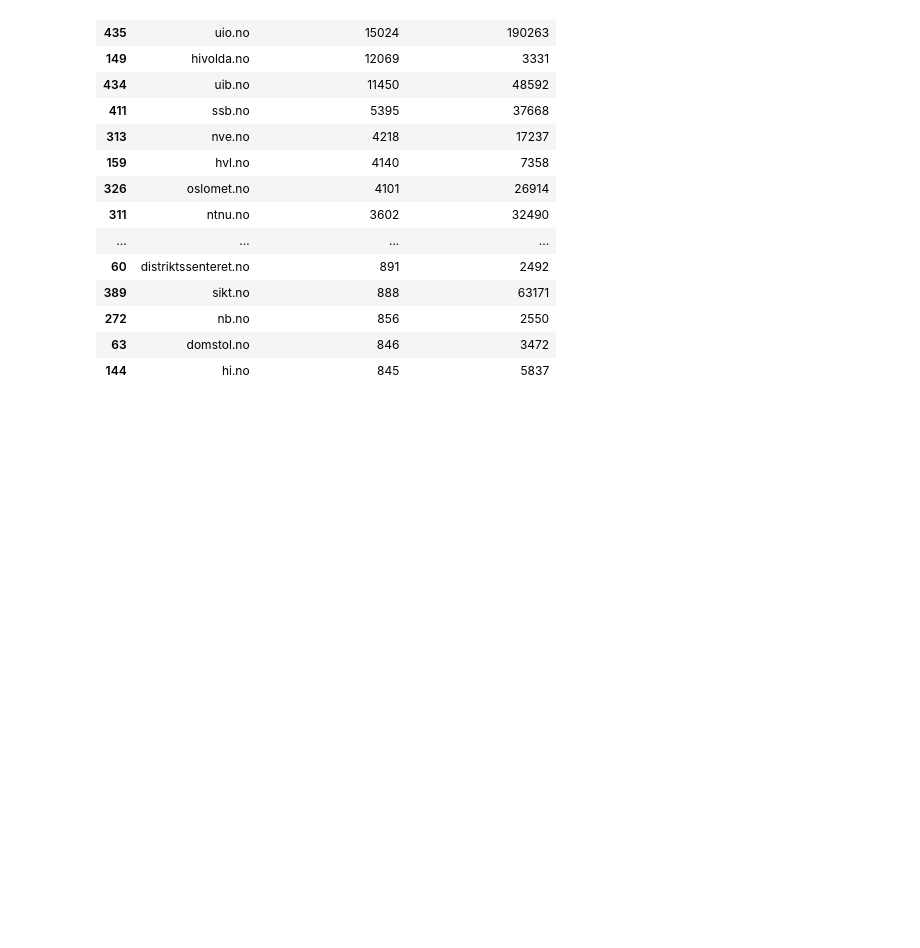
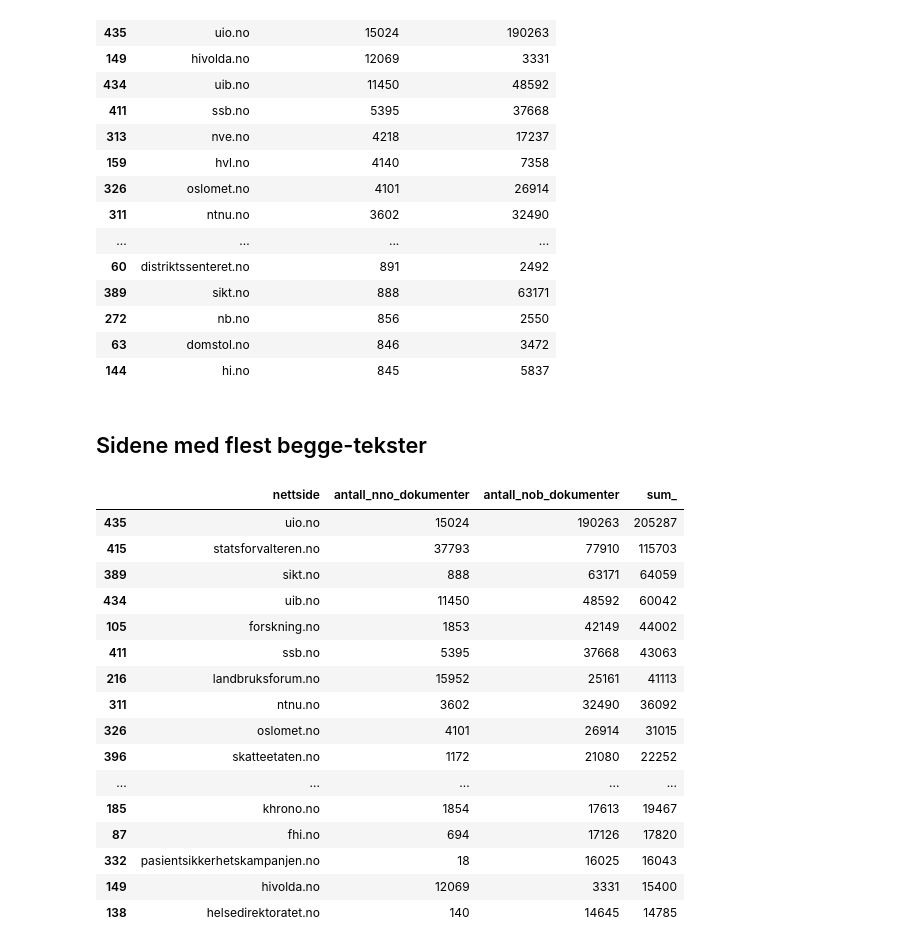
Before and after one commit to Sprakbanken/alignment_eksperimenter, a Jupyter notebook: eksperimenter_2021_data/1_data_utforsk.ipynb, the cells around one changed output. Saved outputs shown, nothing was run; the diff lists cells and outputs as text; code cells hidden in the pictures; blank space fills up the shorter version.

```diff
--- a/eksperimenter_2021_data/1_data_utforsk.ipynb
+++ b/eksperimenter_2021_data/1_data_utforsk.ipynb
@@ -136,3 +136,26 @@ dok_data_df.sort_values("antall_nno_dokumenter", ascending=False)[:30]
 | 272 | nb.no | 856 | 2550 |
 | 63 | domstol.no | 846 | 3472 |
 | 144 | hi.no | 845 | 5837 |
+# %% [markdown]
+## Sidene med flest begge-tekster
+# %%
+dok_data_df["sum_"]= dok_data_df.antall_nno_dokumenter + dok_data_df.antall_nob_dokumenter
+dok_data_df.sort_values("sum_", ascending=False)[:20]
+# %% [output]
+|  | nettside | antall_nno_dokumenter | antall_nob_dokumenter | sum_ |
+| 435 | uio.no | 15024 | 190263 | 205287 |
+| 415 | statsforvalteren.no | 37793 | 77910 | 115703 |
+| 389 | sikt.no | 888 | 63171 | 64059 |
+| 434 | uib.no | 11450 | 48592 | 60042 |
+| 105 | forskning.no | 1853 | 42149 | 44002 |
+| 411 | ssb.no | 5395 | 37668 | 43063 |
+| 216 | landbruksforum.no | 15952 | 25161 | 41113 |
+| 311 | ntnu.no | 3602 | 32490 | 36092 |
+| 326 | oslomet.no | 4101 | 26914 | 31015 |
+| 396 | skatteetaten.no | 1172 | 21080 | 22252 |
+| ... | ... | ... | ... | ... |
+| 185 | khrono.no | 1854 | 17613 | 19467 |
+| 87 | fhi.no | 694 | 17126 | 17820 |
+| 332 | pasientsikkerhetskampanjen.no | 18 | 16025 | 16043 |
+| 149 | hivolda.no | 12069 | 3331 | 15400 |
+| 138 | helsedirektoratet.no | 140 | 14645 | 14785 |
```
Also changed, not shown: parts of 3 cells of this notebook, 5 other files.
